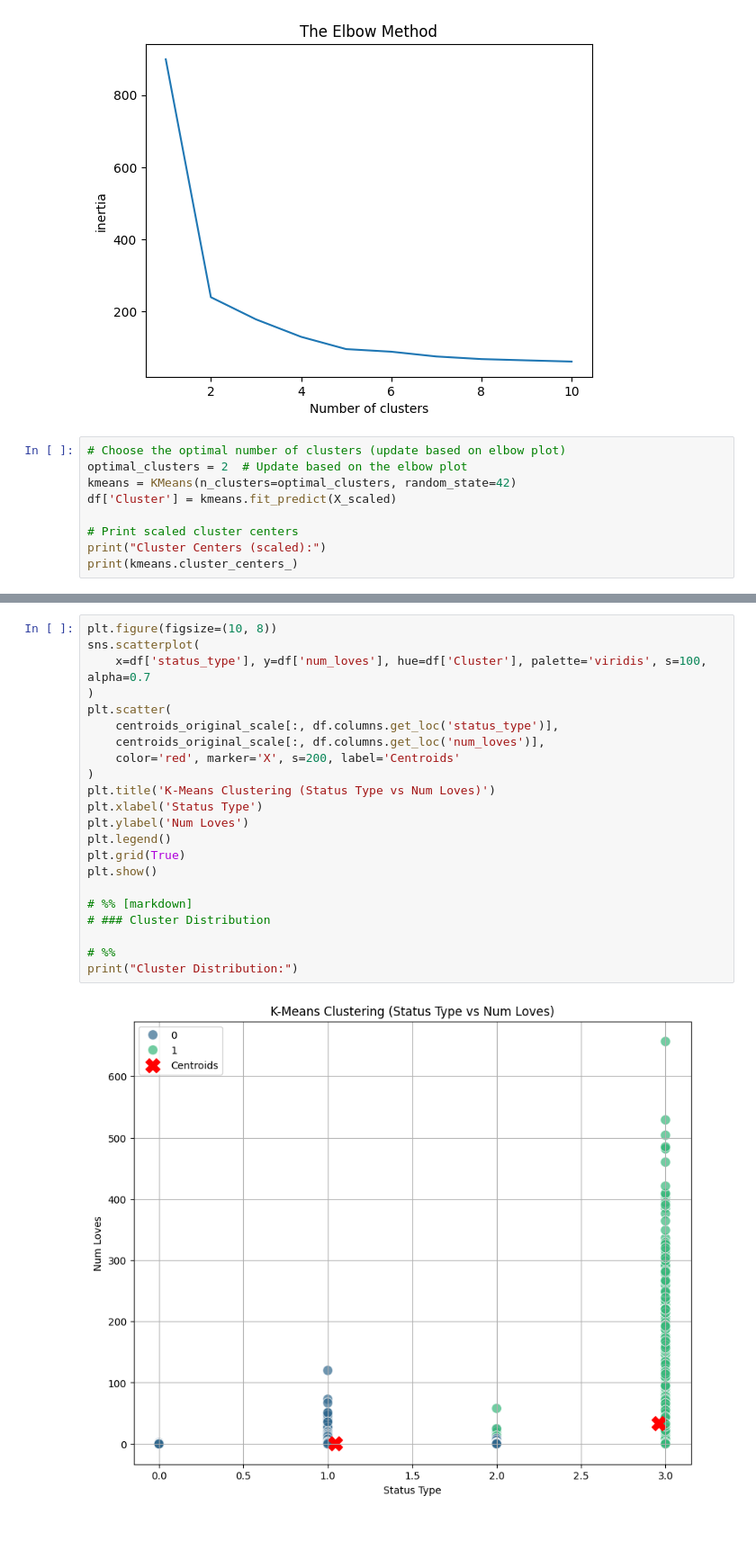
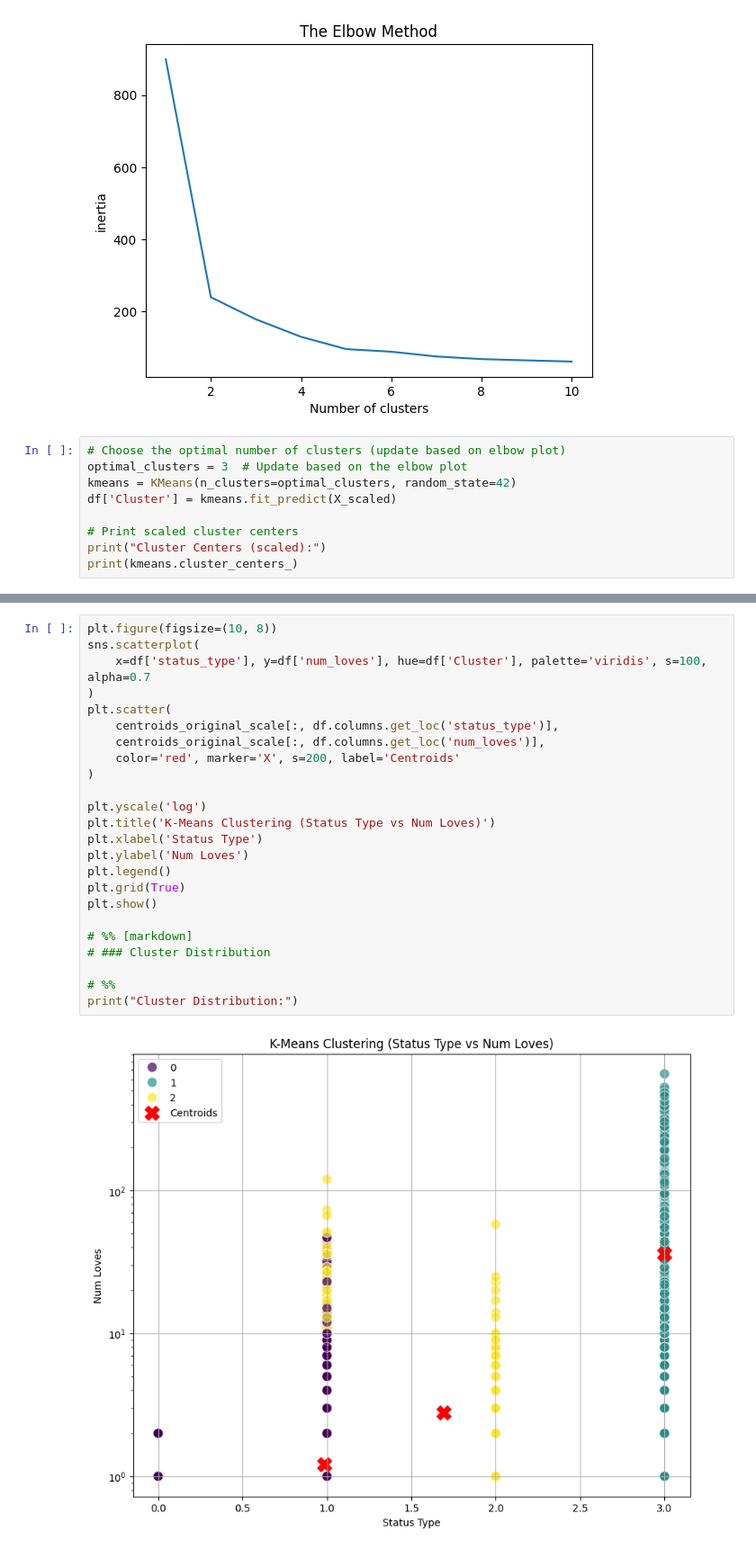
Before and after one commit to Muhamad-Mahmoud/k-means-clustering, a Jupyter notebook: k-means-clustering.ipynb, the cells around one changed output, grey strips where cells are left out. Shown at 90% size. Drawn from its saved outputs; the diff is of its cells as text.

```diff
--- a/k-means-clustering.ipynb
+++ b/k-means-clustering.ipynb
@@ -296,7 +296,7 @@ plt.show()
 [figure]
 # %%
 # Choose the optimal number of clusters (update based on elbow plot)
-optimal_clusters = 2  # Update based on the elbow plot
+optimal_clusters = 3  # Update based on the elbow plot
 kmeans = KMeans(n_clusters=optimal_clusters, random_state=42)
 df['Cluster'] = kmeans.fit_predict(X_scaled)
 
@@ -334,27 +339,29 @@ plt.show()
 # %%
 plt.figure(figsize=(10, 8))
 sns.scatterplot(
     x=df['status_type'], y=df['num_loves'], hue=df['Cluster'], palette='viridis', s=100, alpha=0.7
 )
 plt.scatter(
     centroids_original_scale[:, df.columns.get_loc('status_type')],
     centroids_original_scale[:, df.columns.get_loc('num_loves')],
     color='red', marker='X', s=200, label='Centroids'
 )
+
+plt.yscale('log')
 plt.title('K-Means Clustering (Status Type vs Num Loves)')
 plt.xlabel('Status Type')
 plt.ylabel('Num Loves')
 plt.legend()
 plt.grid(True)
 plt.show()
 
 # %% [markdown]
 # ### Cluster Distribution
 
 # %%
 print("Cluster Distribution:")
 # %% [output]
-[figure, old version]
+[figure, new version]
 Cluster Distribution:
 # %%
 print(df['Cluster'].value_counts())
```
Also changed, not shown: parts of 6 cells of this notebook.
